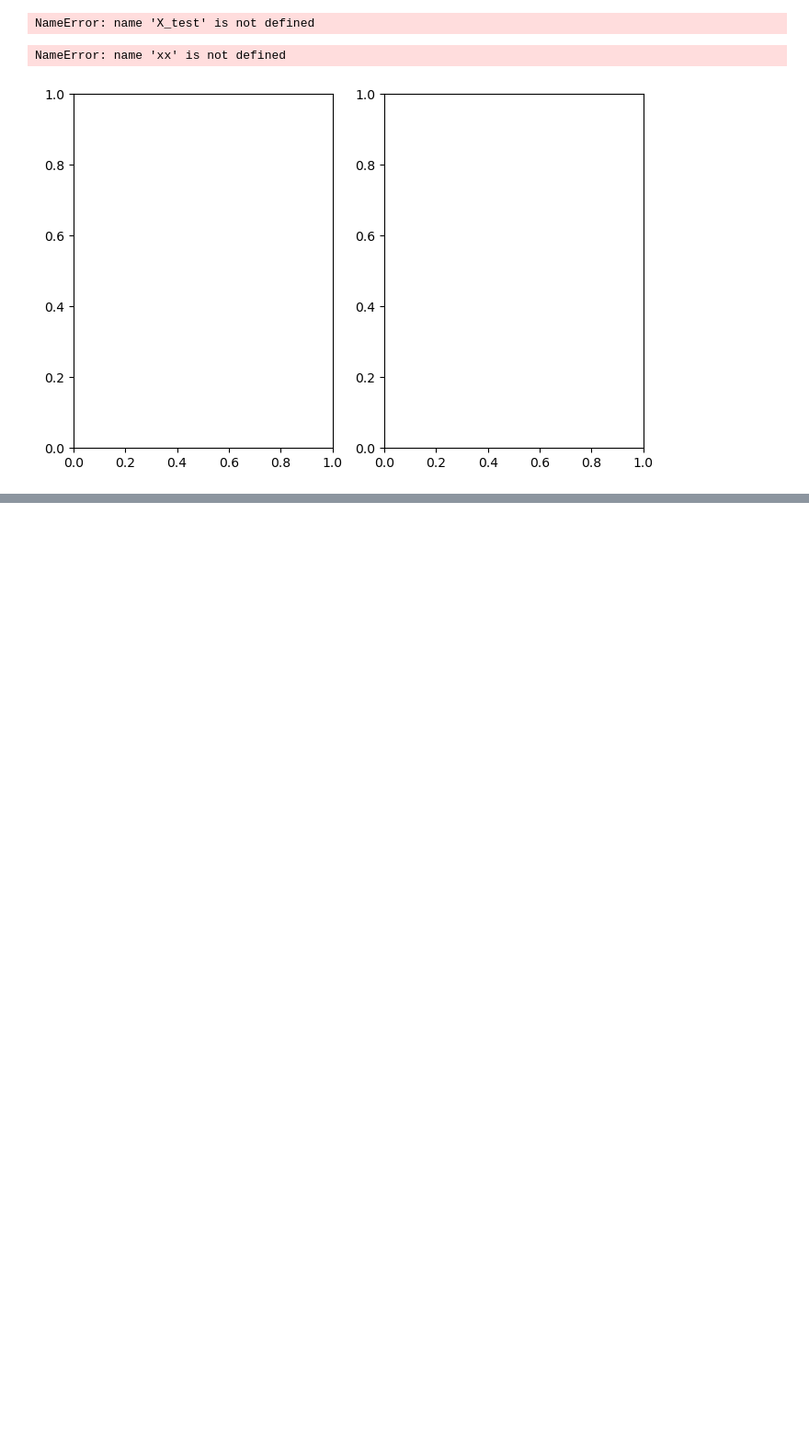
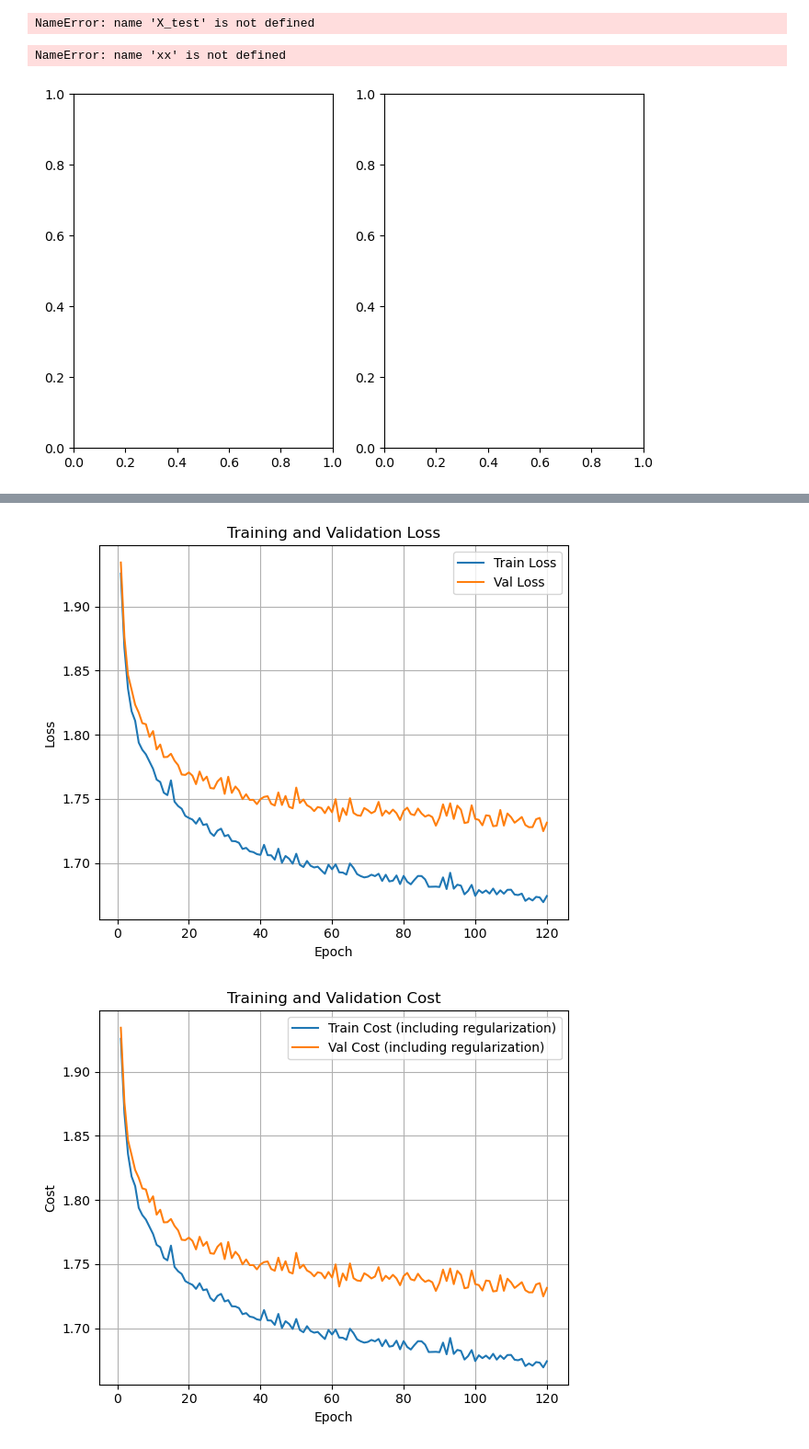
Before and after one commit to kahoujo1/DD2424-assignments, a Jupyter notebook: assignment1/src/optional_part.ipynb, the cells around one changed output, grey strips where cells are left out. Shown at 92% size. Cells and saved outputs as stored; diff of their text form; code cells hidden in the pictures; blank space fills up the shorter version.

```diff
--- a/assignment1/src/optional_part.ipynb
+++ b/assignment1/src/optional_part.ipynb
@@ -35,7 +38,7 @@ Shape for combined data:
 (3072, 50000) (10, 50000) (50000,)
 # %%
 # split into training and validation sets
-split = int(0.95 * X.shape[1])
+split = int(0.97 * X.shape[1])
 X_train, Y_train, y_train = X[:, :split], Y[:, :split], y[:split]
 X_val, Y_val, y_val = X[:, split:], Y[:, split:], y[split:]
 print("Shape for training set:")
@@ -152,0 +124,4 @@ for i in range(2):
+# %%
+model = Model(32*32*3, 10)
+optimizer = Optimizer(model, CrossEntropyLoss(), lr=0.005, reg=0.0, vertical_flip_prob=0.5)
+optimizer.train(X_train, y_train, X_val, y_val, num_epochs=120, batch_size=100, print_every=10)
@@ -152,0 +141,2 @@ for i in range(2):
+# %%
+optimizer.train(X_train, y_train, X_val, y_val, num_epochs=20, batch_size=100, print_every=10)
@@ -152,0 +146,5 @@ for i in range(2):
+# %%
+optimizer.plot_training_progress()
+# %% [output]
+[figure, added]
+[figure, added]
```
Also changed, not shown: parts of 10 cells of this notebook, 1 other file.
